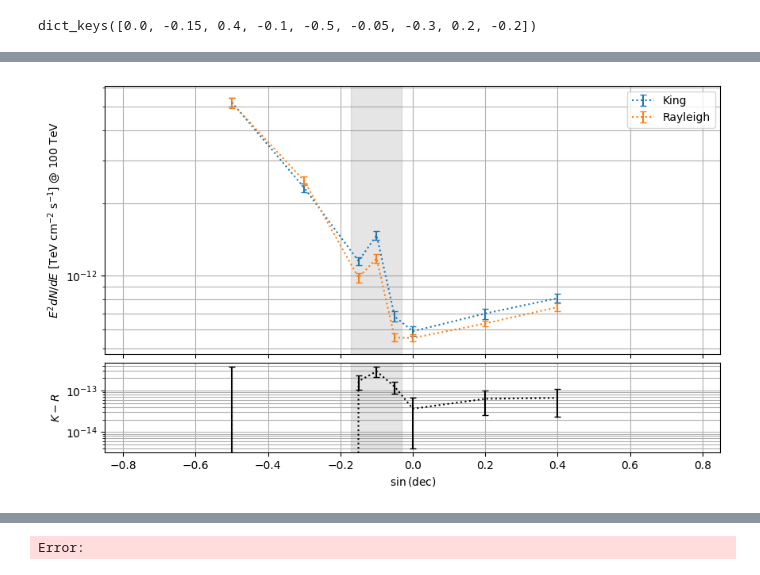
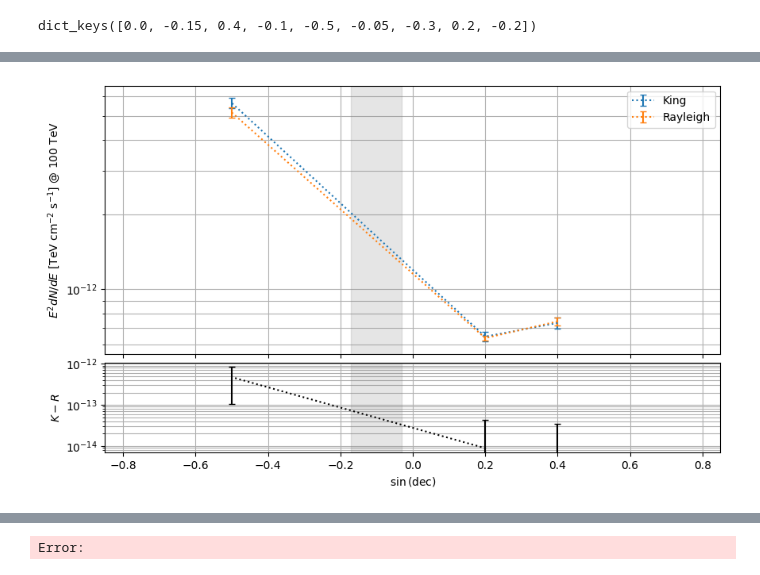
Before and after one commit to ElseSchnabele/kingmaker_fitting_parallization, a Jupyter notebook: likelihood_analysis/notebooks/analyse_king_trials.ipynb, the cells around one changed output, grey strips where cells are left out. Cells and saved outputs as stored; diff of their text form; code cells hidden in the pictures.

```diff
--- a/likelihood_analysis/notebooks/analyse_king_trials.ipynb
+++ b/likelihood_analysis/notebooks/analyse_king_trials.ipynb
@@ -55,10 +55,11 @@ Done.
 # %% [markdown]
 ## Load Background Trials
 # %%
-file_identifier = 'min_count_200_coarse_angErr'
+file_identifier = 'min_count_300_angErr12'
 input_dir = f"/data/user/fkrafft/csky_king_tests/{file_identifier}"
 plot_dir = f"/data/user/fkrafft/csky_king_tests/{file_identifier}/plots"
 target_N = 1000
+sens_calc = True
 # %%
 
 os.makedirs(plot_dir, exist_ok=True)
@@ -261,7 +239,28 @@ with open(os.path.join(plot_dir, 'king_sensitivity.json'), "w") as f:
 # %%
-with open(os.path.join(plot_dir, 'king_sensitivity.json')) as f:
-    json_sens_dict = json.load(f, parse_int = float)
-    json_sens_dict = {float(k): v for k, v in json_sens_dict.items()}
+if not sens_calc:
+    with open(os.path.join(plot_dir, 'king_sensitivity.json')) as f:
+        json_sens_dict = json.load(f, parse_int = float)
+        json_sens_dict = {float(k): v for k, v in json_sens_dict.items()}
+else:
+    input_dir = Path(input_dir)
+
+    for file in input_dir.glob("TEST_king_sens_*.json"):
+
+        with open(file) as f:
+            sens_data = json.load(f)
+
+        # extract sin(dec) from filename
+        # e.g. TEST_king_sens_sindec_0.2_N_1000_min_count_300_angErr12.json
+        name = file.stem
+
+        sindec_str = name.split("sindec_")[1].split("_N_")[0]
+        sin_dec = float(sindec_str)
+
+        # store inside your existing data object
+        if sin_dec in data_dict:
+            data_dict[sin_dec]["sens"] = sens_data
+        else:
+            print(f"WARNING: sin_dec={sin_dec} not found in data_dict")
 # %%
 with open(os.path.join('/data/user/fkrafft/csky_gfu_tests/trials_100k_post2018/plots', 'sensitivity.json')) as f:
     rayleigh_sens_dict = json.load(f, parse_int = float)
@@ -276,5 +292,6 @@ with open(os.path.join('/tmp/king_debug', 'TEST_king_sens_sindec_0.0_N_20_smoke_
 # %%
-x = sorted(json_sens_dict.keys())
+#x = sorted(data_dict.keys())
+x = [0.4, 0.2, -0.5]
 
 y = []
 yerr = []
@@ -282,7 +299,7 @@ rayleigh_y = []
 rayleigh_yerr = []
 
 for k in x:
-    d = json_sens_dict[k]
+    d = data_dict[k]["sens"]
     tr = data_dict[k]["tr"]
     sens = d["n_sig"]
 
@@ -362,34 +379,34 @@ ax.legend()
 ax.set_xlim(-0.85, 0.85)
 
 ax.set_ylabel(r"$E^2 dN/dE$ [TeV cm$^{-2}$ s$^{-1}$] @ 100 TeV")
 ax.grid(which="both", zorder=1)
 
 # bottom panel
 ax_diff.axhline(0, color="black", lw=1, ls="--")
 
 ax_diff.axvspan(-0.17, -0.03, color="grey", alpha=0.2, zorder=2)
 
 ax_diff.errorbar(
     x,
     absdiff,
     yerr=absdiff_err,
     ls="dotted",
     capsize=3,
     zorder=3,
     color = 'black'
 )
 
 ax_diff.set_xlabel(r"$\sin{(\mathrm{dec})}$")
 ax_diff.set_ylabel(r"$K - R$")
 
 ax_diff.grid(which="both", zorder=1)
 ax_diff.set_yscale('log')
 outpath = os.path.join(plot_dir, "sensitivity_flux_summary.png")
 
 plt.savefig(outpath, dpi=200, bbox_inches="tight")
 plt.show()
 # %% [output]
-[figure, old version]
+[figure, new version]
 # %%
 print(y)
 print(rayleigh_y)
```
Also changed, not shown: parts of 22 cells of this notebook, 10 other files.
